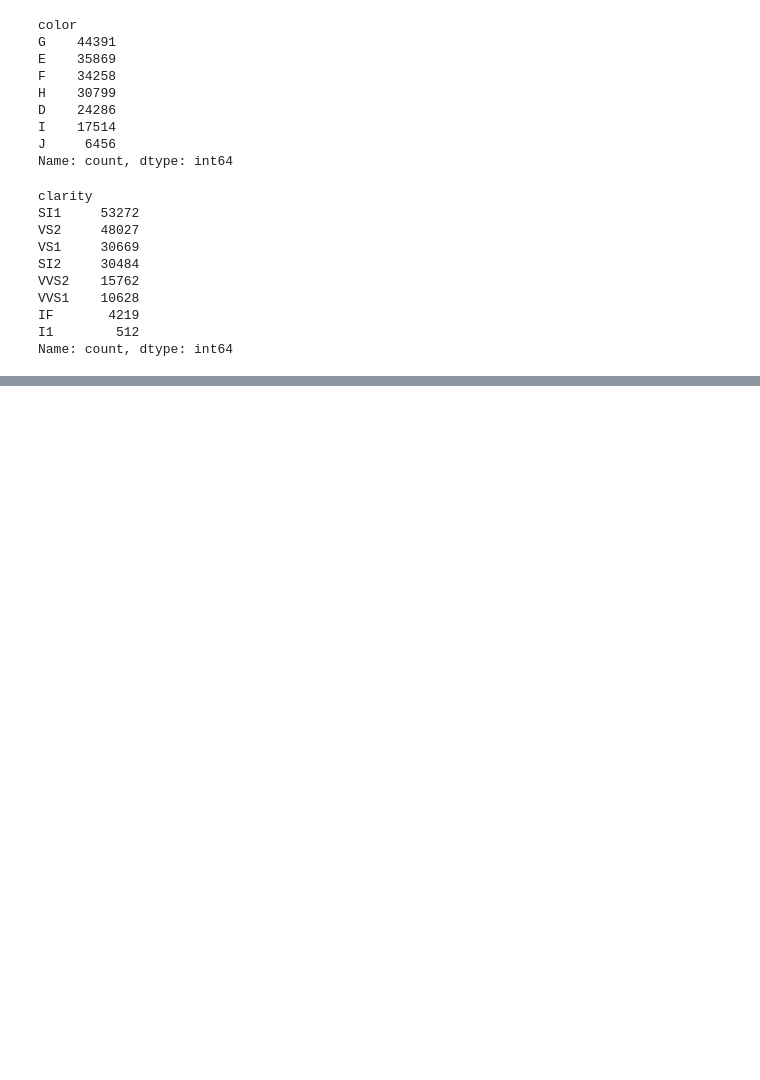
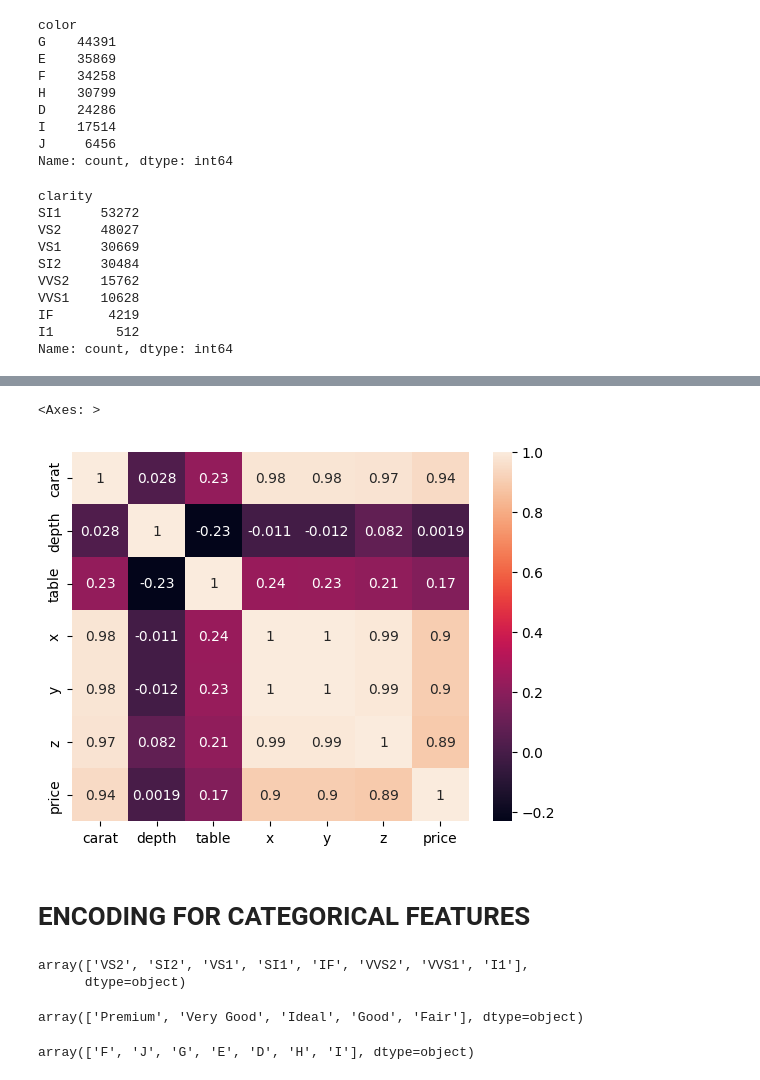
Before and after one commit to Basit715/End_to_end_project, a Jupyter notebook: notebooks/research.ipynb, the cells around one changed output, grey strips where cells are left out. Cells and saved outputs as stored; diff of their text form; code cells hidden in the pictures; blank space fills up the shorter version.

```diff
--- a/notebooks/research.ipynb
+++ b/notebooks/research.ipynb
@@ -123,0 +147,12 @@ Name: count, dtype: int64
+# %%
+sns.heatmap(data_numerical.corr(), annot=True)
+# %% [output]
+<Axes: >
+[figure, added]
+# %% [markdown]
+# ENCODING FOR CATEGORICAL FEATURES
+# %%
+data_categorical['clarity'].unique()
+# %% [output]
+array(['VS2', 'SI2', 'VS1', 'SI1', 'IF', 'VVS2', 'VVS1', 'I1'],
+      dtype=object)
@@ -123,0 +161,8 @@ Name: count, dtype: int64
+# %%
+data_categorical['cut'].unique()
+# %% [output]
+array(['Premium', 'Very Good', 'Ideal', 'Good', 'Fair'], dtype=object)
+# %%
+data_categorical['color'].unique()
+# %% [output]
+array(['F', 'J', 'G', 'E', 'D', 'H', 'I'], dtype=object)
```
Also changed, not shown: parts of 6 cells of this notebook, 1 other file.
